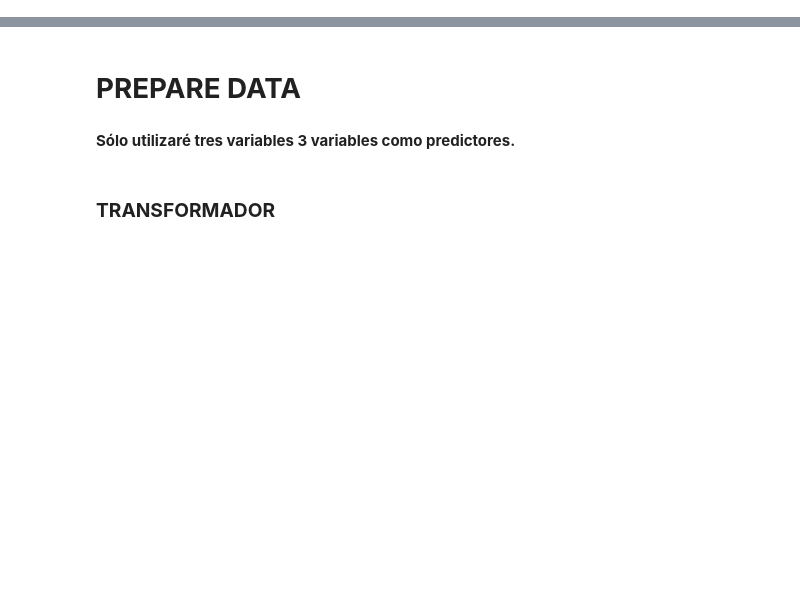
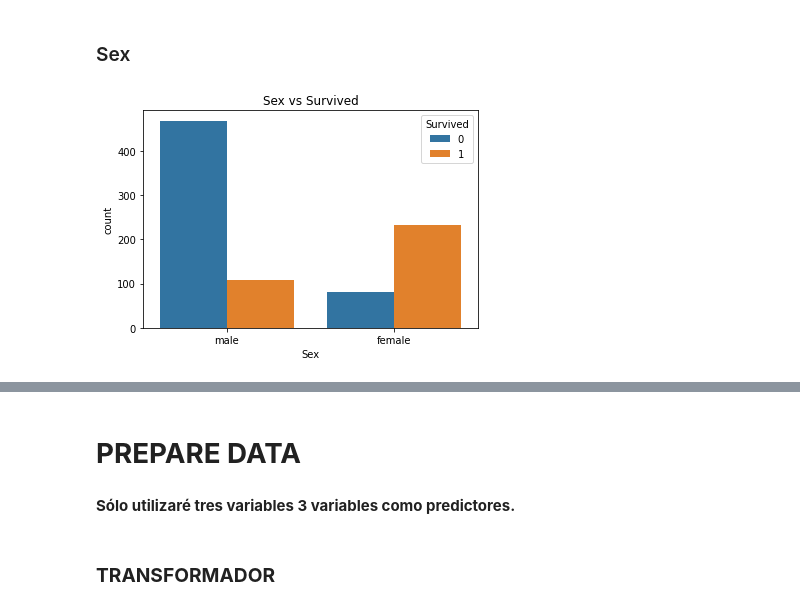
Before and after one commit to PabloJRW/titanic-classifier, a Jupyter notebook: Titanic.ipynb, the cells around one changed output, grey strips where cells are left out. Drawn from its saved outputs; the diff is of its cells as text; code cells hidden in the pictures; blank space fills up the shorter version.

```diff
--- a/Titanic.ipynb
+++ b/Titanic.ipynb
@@ -627,0 +295,9 @@ plt.show()
+# %% [markdown]
+### Sex
+# %%
+plt.figure()
+sns.countplot( x=df_train.Sex,  hue=df_train.Survived)
+plt.title('Sex vs Survived')
+plt.show()
+# %% [output]
+[figure, added]
```
Also changed, not shown: parts of 96 cells of this notebook.
